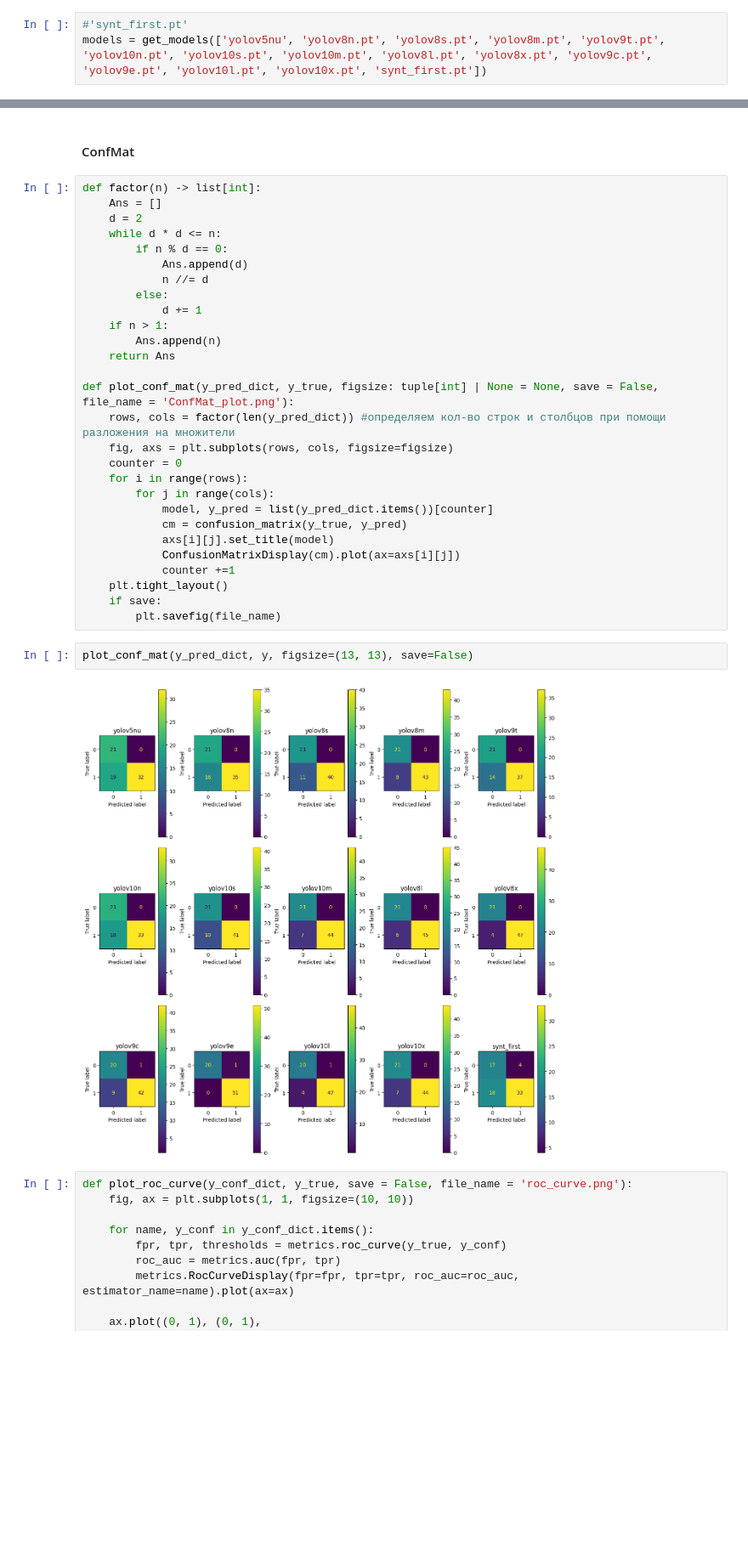
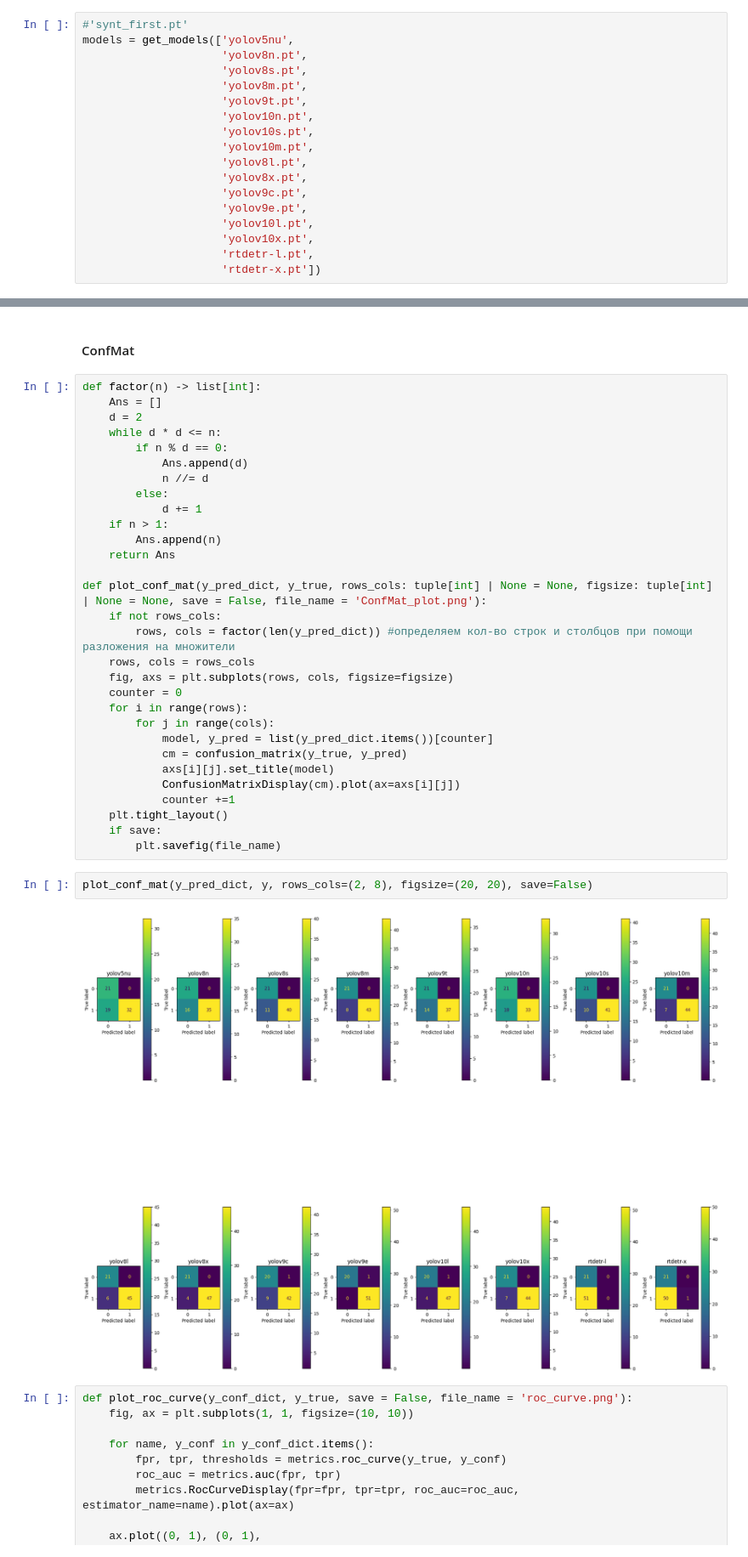
Before and after one commit to bob1ch/Summer_Practice, a Jupyter notebook: test_models.ipynb, the cells around one changed output, grey strips where cells are left out. Shown at 85% size. Drawn from its saved outputs; the diff is of its cells as text; blank space fills up the shorter version.

```diff
--- a/test_models.ipynb
+++ b/test_models.ipynb
@@ -47,4 +47,19 @@ def get_y_conf(results) -> tuple[np.ndarray]:
     return np.array(y_pred), np.array(y_conf)
 # %%
 #'synt_first.pt'
-models = get_models(['yolov5nu', 'yolov8n.pt', 'yolov8s.pt', 'yolov8m.pt', 'yolov9t.pt', 'yolov10n.pt', 'yolov10s.pt', 'yolov10m.pt', 'yolov8l.pt', 'yolov8x.pt', 'yolov9c.pt', 'yolov9e.pt', 'yolov10l.pt', 'yolov10x.pt', 'synt_first.pt'])
+models = get_models(['yolov5nu',
+                     'yolov8n.pt',
+                     'yolov8s.pt',
+                     'yolov8m.pt',
+                     'yolov9t.pt',
+                     'yolov10n.pt',
+                     'yolov10s.pt',
+                     'yolov10m.pt',
+                     'yolov8l.pt',
+                     'yolov8x.pt',
+                     'yolov9c.pt',
+                     'yolov9e.pt',
+                     'yolov10l.pt',
+                     'yolov10x.pt',
+                     'rtdetr-l.pt',
+                     'rtdetr-x.pt'])
@@ -103,8 +133,10 @@ def factor(n) -> list[int]:
         Ans.append(n)
     return Ans
 
-def plot_conf_mat(y_pred_dict, y_true, figsize: tuple[int] | None = None, save = False, file_name = 'ConfMat_plot.png'):
-    rows, cols = factor(len(y_pred_dict)) #определяем кол-во строк и столбцов при помощи разложения на множители
+def plot_conf_mat(y_pred_dict, y_true, rows_cols: tuple[int] | None = None, figsize: tuple[int] | None = None, save = False, file_name = 'ConfMat_plot.png'):
+    if not rows_cols:
+        rows, cols = factor(len(y_pred_dict)) #определяем кол-во строк и столбцов при помощи разложения на множители
+    rows, cols = rows_cols
     fig, axs = plt.subplots(rows, cols, figsize=figsize)
     counter = 0
     for i in range(rows):
@@ -118,9 +150,9 @@ def plot_conf_mat(y_pred_dict, y_true, figsize: tuple[int] | None = None, save =
     if save:
         plt.savefig(file_name)
 # %%
-plot_conf_mat(y_pred_dict, y, figsize=(13, 13), save=False)
+plot_conf_mat(y_pred_dict, y, rows_cols=(2, 8), figsize=(20, 20), save=False)
 # %% [output]
-[figure, old version]
+[figure, new version]
 # %%
 def plot_roc_curve(y_conf_dict, y_true, save = False, file_name = 'roc_curve.png'):
     fig, ax = plt.subplots(1, 1, figsize=(10, 10))
```
Also changed, not shown: parts of 3 cells of this notebook, 1 other file.
